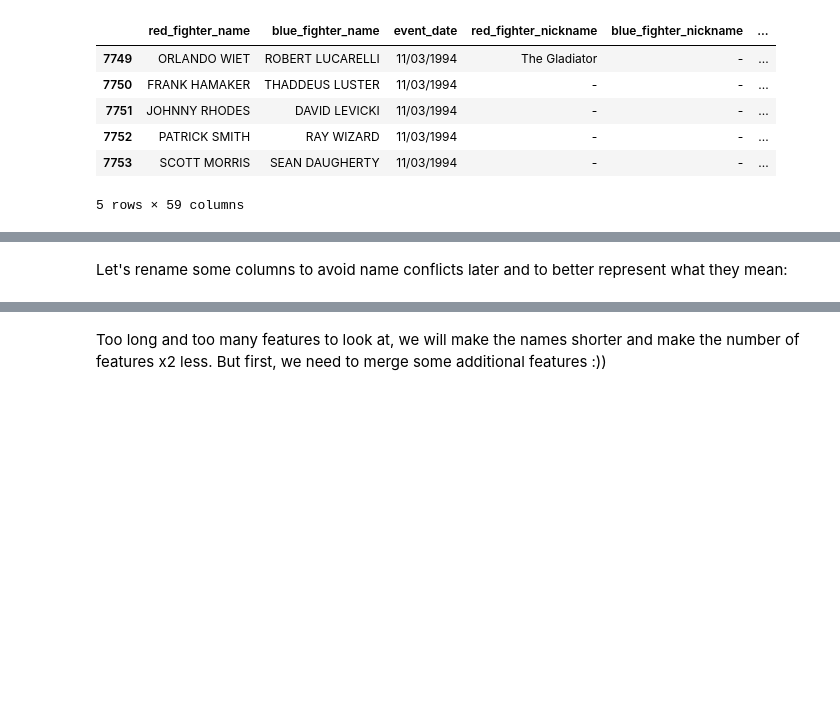
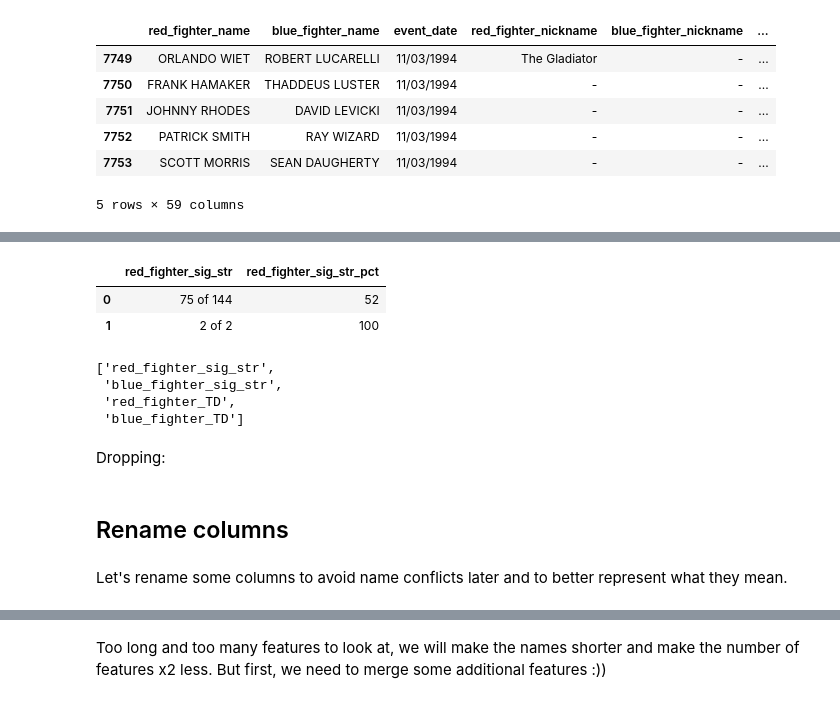
Before and after one commit to komaksym/UFC-DataLab, a Jupyter notebook: data/src/prepare_for_EDA.ipynb, the cells around one changed output, grey strips where cells are left out. Drawn from its saved outputs; the diff is of its cells as text; code cells hidden in the pictures; blank space fills up the shorter version.

Commit message:
remove a few redundant features from fights dataset

```diff
--- a/data/src/prepare_for_EDA.ipynb
+++ b/data/src/prepare_for_EDA.ipynb
@@ -17,0 +43,21 @@ fights_stats.tail()
+# %%
+fights_stats.loc[:1, ['red_fighter_sig_str', 'red_fighter_sig_str_pct']]
+# %% [output]
+|  | red_fighter_sig_str | red_fighter_sig_str_pct |
+| 0 | 75 of 144 | 52 |
+| 1 | 2 of 2 | 100 |
+# %%
+redundant_cols = ["fighter_sig_str", "fighter_TD"]
+
+# Init both fighters' corners
+fighters = ('red_', 'blue_')
+
+cols_to_drop = [f"{fighter}{col}" for col in redundant_cols for fighter in fighters]
+cols_to_drop
+# %% [output]
+['red_fighter_sig_str',
+ 'blue_fighter_sig_str',
+ 'red_fighter_TD',
+ 'blue_fighter_TD']
+# %% [markdown]
+Dropping:
@@ -18,2 +66,4 @@ fights_stats.tail()
+# %% [markdown]
+## Rename columns
 # %% [markdown]
-Let's rename some columns to avoid name conflicts later and to better represent what they mean:
+Let's rename some columns to avoid name conflicts later and to better represent what they mean.
```
Also changed, not shown: parts of 14 cells of this notebook.
